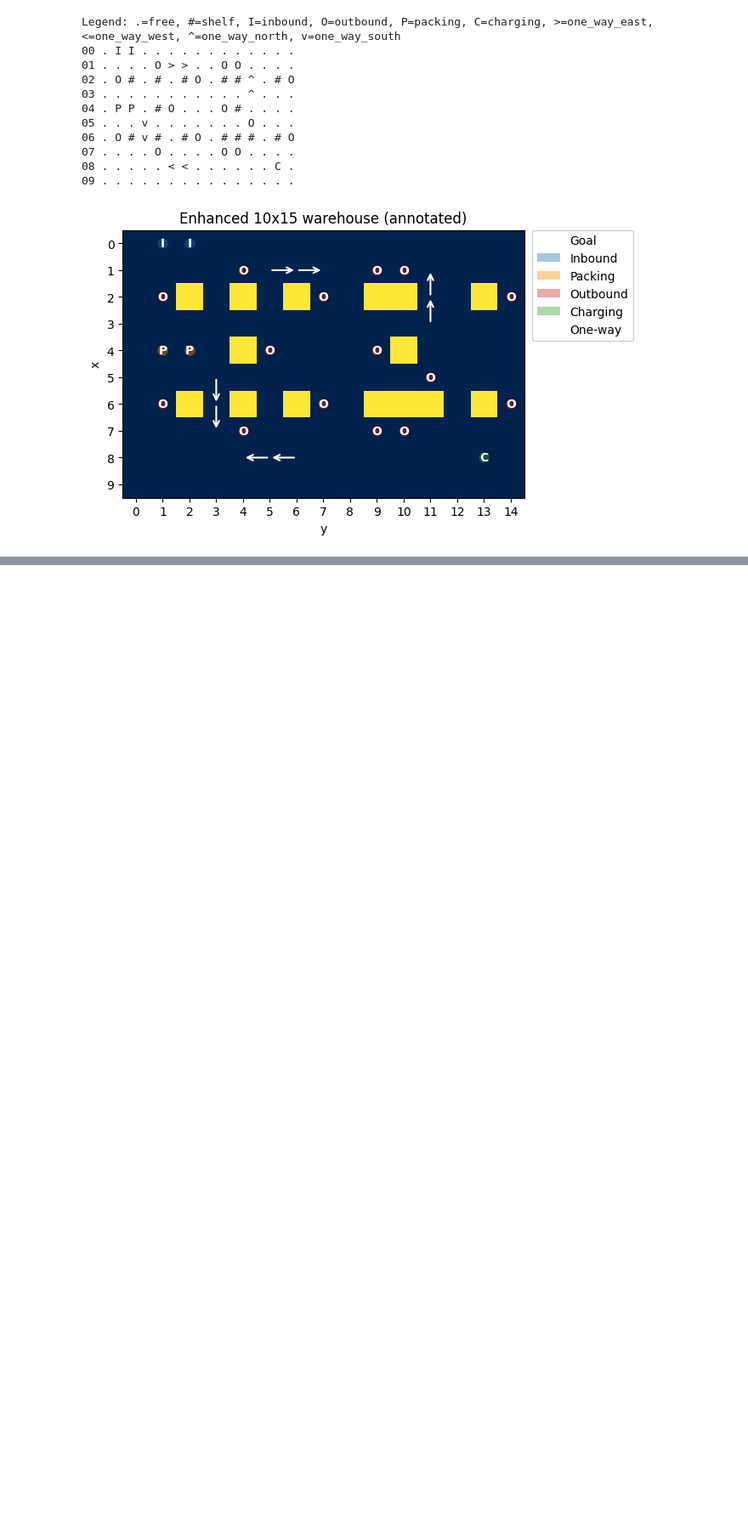
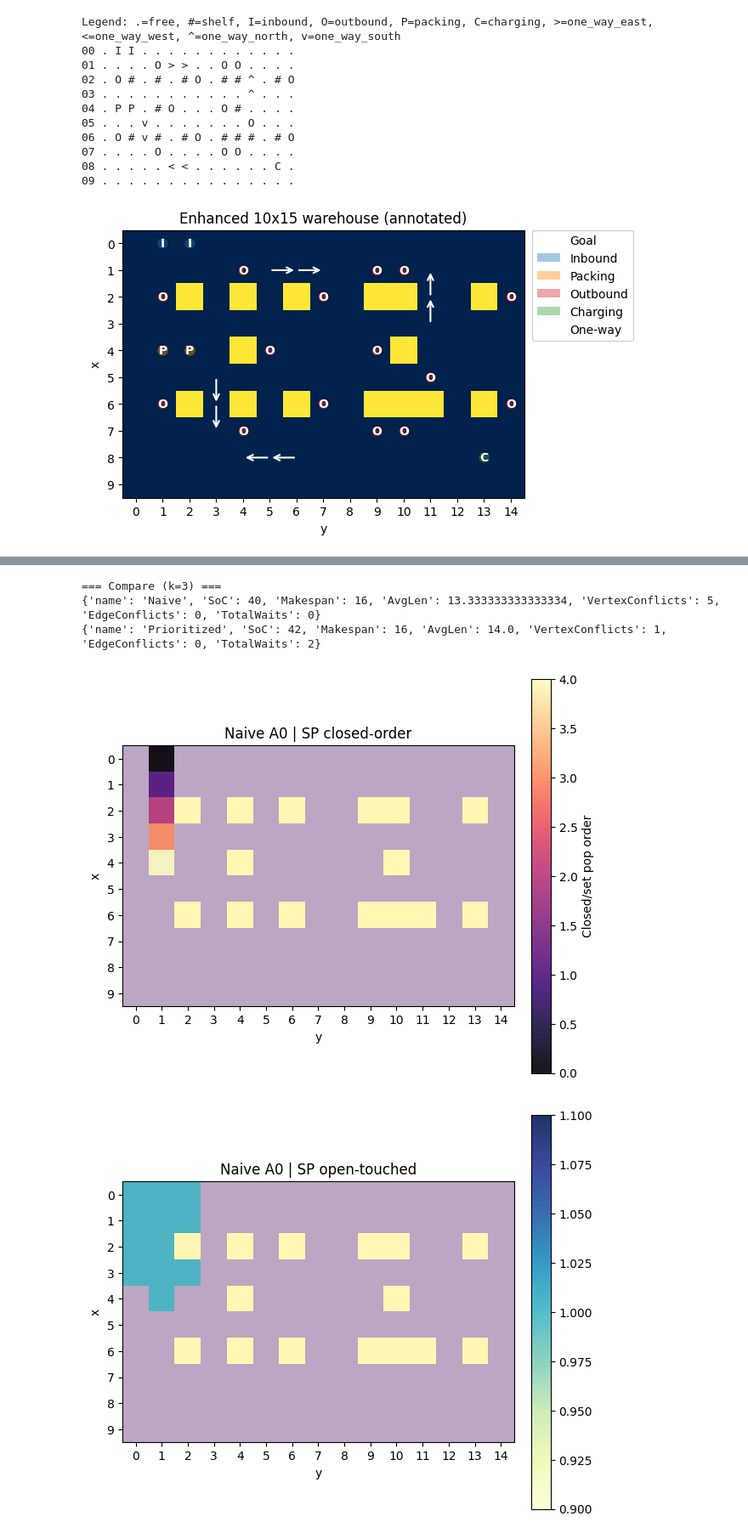
Before and after one commit to DaisioSK/CS5446-Warehouse-Robot, a Jupyter notebook: CS5446_warehouse_robot_clean.ipynb, the cells around one changed output, grey strips where cells are left out. Shown at 85% size. Saved outputs shown, nothing was run; the diff lists cells and outputs as text; code cells hidden in the pictures; blank space fills up the shorter version.

```diff
--- a/CS5446_warehouse_robot_clean.ipynb
+++ b/CS5446_warehouse_robot_clean.ipynb
@@ -315,0 +423,58 @@ Saved GIF to: sequential_2.gif
+# %%
+# === Summary compare (append) ===
+from grid_planning import path_length
+from experiments_3ab import count_edge_conflicts
+
+def waits_in_path(path):
+    if not path: return 0
+    w = 0
+    for (x1,y1),(x2,y2) in zip(path, path[1:]):
+        if (x1,y1)==(x2,y2): w += 1
+    return w
+
+def summarize(plans, name=""):
+    lens = [path_length(p) or 0 for p in plans]
+    soc  = sum(lens)
+    mksp = max(lens) if lens else 0
+    waits = sum(waits_in_path(p) for p in plans if p)
+    return {
+        "name": name,
+        "SoC": soc,
+        "Makespan": mksp,
+        "AvgLen": (soc/len(lens)) if lens else 0,
+        "VertexConflicts":  result["metrics_naive"]["vertex_conflicts"] if name=="Naive" else result["metrics_prioritized"]["vertex_conflicts"],
+        "EdgeConflicts":    count_edge_conflicts(plans),
+        "TotalWaits":       waits,
+    }
+
+cmp = [
+    summarize(result["plans_naive"], "Naive"),
+    summarize(result["plans_prioritized"], "Prioritized"),
+]
+
+print("=== Compare (k=3) ===")
+for row in cmp: print(row)
+
+# 如需对 k=4 那组做同样对比（假设变量为 res）：
+# cmp_k4 = [
+#     summarize(res["plans_naive"], "Naive"),
+#     summarize(res["plans_prioritized"], "Prioritized"),
+# ]
+# print("=== Compare (k=4) ===")
+# for row in cmp_k4: print(row)
+# %% [output]
+=== Compare (k=3) ===
+{'name': 'Naive', 'SoC': 40, 'Makespan': 16, 'AvgLen': 13.333333333333334, 'VertexConflicts': 5, 'EdgeConflicts': 0, 'TotalWaits': 0}
+{'name': 'Prioritized', 'SoC': 42, 'Makespan': 16, 'AvgLen': 14.0, 'VertexConflicts': 1, 'EdgeConflicts': 0, 'TotalWaits': 2}
+# %%
+# === A* fields: closed-order / open-touched / h (append) ===
+from experiments_3ab import analyze_astar_for_agent
+
+# Naive 第0号 agent
+analyze_astar_for_agent(result["nonfl"], result["segments_naive"], agent_idx=0, title_prefix="Naive A")
+
+# Prioritized 第0号 agent
+analyze_astar_for_agent(result["nonfl"], result["segments_prioritized"], agent_idx=0, title_prefix="Prio  A")
+# %% [output]
+[figure, added]
+[figure, added]
```
Also changed, not shown: parts of 9 cells of this notebook, 4 other files.
